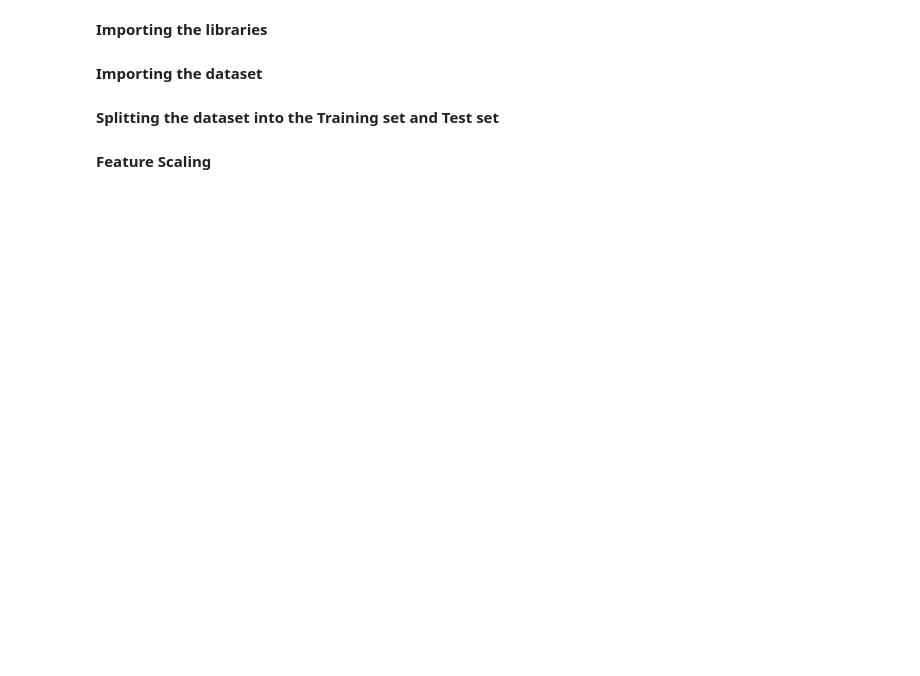
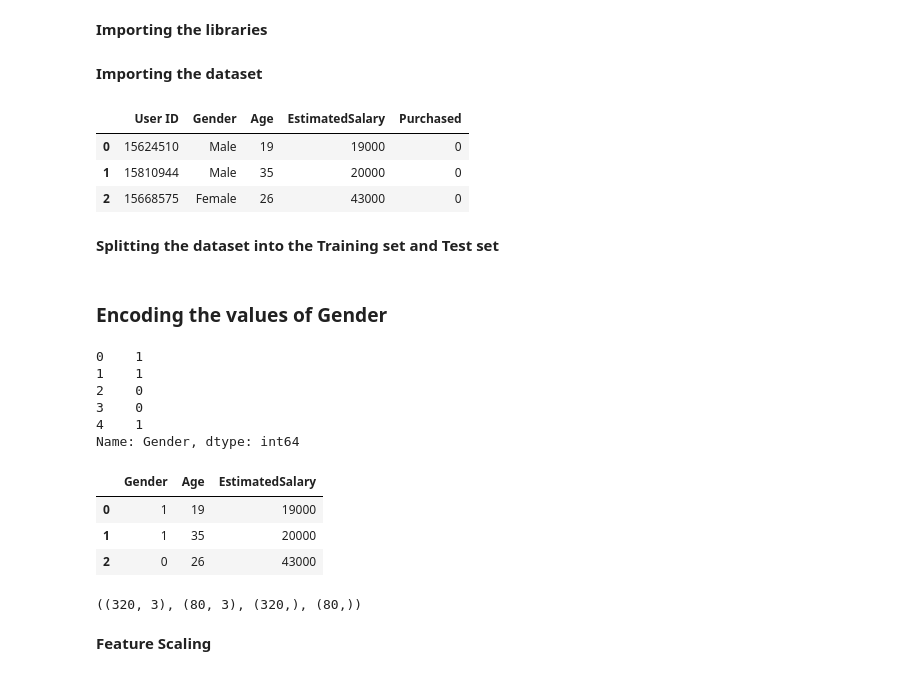
Before and after one commit to Salman0097/Guvi_Task_7, a Jupyter notebook: Random_Forest_Assignment16.ipynb, the cells around one changed output. Drawn from its saved outputs; the diff is of its cells as text; code cells hidden in the pictures; blank space fills up the shorter version.

```diff
--- a/Random_Forest_Assignment16.ipynb
+++ b/Random_Forest_Assignment16.ipynb
@@ -5,4 +10,32 @@
 # %% [markdown]
 **Importing the dataset**
+# %%
+df = pd.read_csv('Social_Network_Ads.csv')
+df.head(3)
+# %% [output]
+|  | User ID | Gender | Age | EstimatedSalary | Purchased |
+| 0 | 15624510 | Male | 19 | 19000 | 0 |
+| 1 | 15810944 | Male | 35 | 20000 | 0 |
+| 2 | 15668575 | Female | 26 | 43000 | 0 |
 # %% [markdown]
 **Splitting the dataset into the Training set and Test set**
+# %% [markdown]
+### Encoding the values of  Gender
+# %%
+df['Gender'] = df['Gender'].map({'Male':1, 'Female':0})
+df['Gender'].head()
+# %% [output]
+0    1
+1    1
+2    0
+3    0
+4    1
+Name: Gender, dtype: int64
+# %%
+x = df.iloc[ : , 1:4]
+x.head(3)
+# %% [output]
+|  | Gender | Age | EstimatedSalary |
+| 0 | 1 | 19 | 19000 |
+| 1 | 1 | 35 | 20000 |
+| 2 | 0 | 26 | 43000 |
@@ -9,2 +46,6 @@
+# %%
+x_train.shape, x_test.shape, y_train.shape, y_test.shape
+# %% [output]
+((320, 3), (80, 3), (320,), (80,))
 # %% [markdown]
 **Feature Scaling**
```
Also changed, not shown: parts of 17 cells of this notebook.
